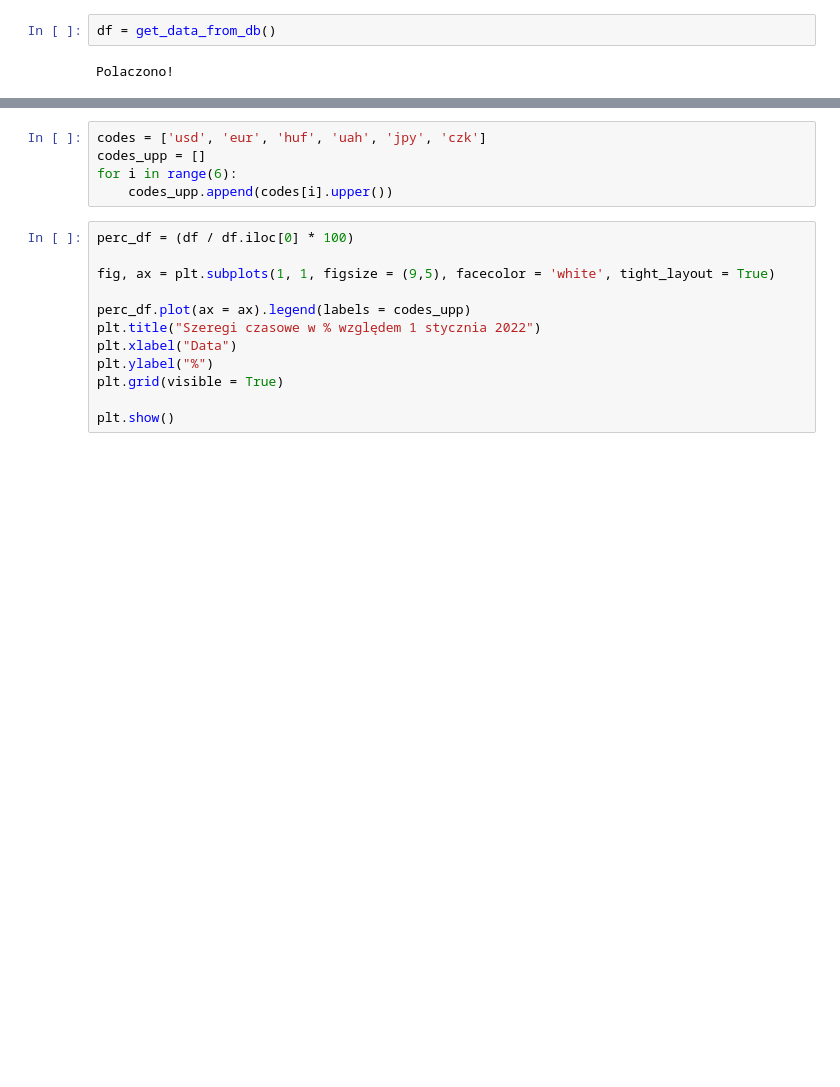
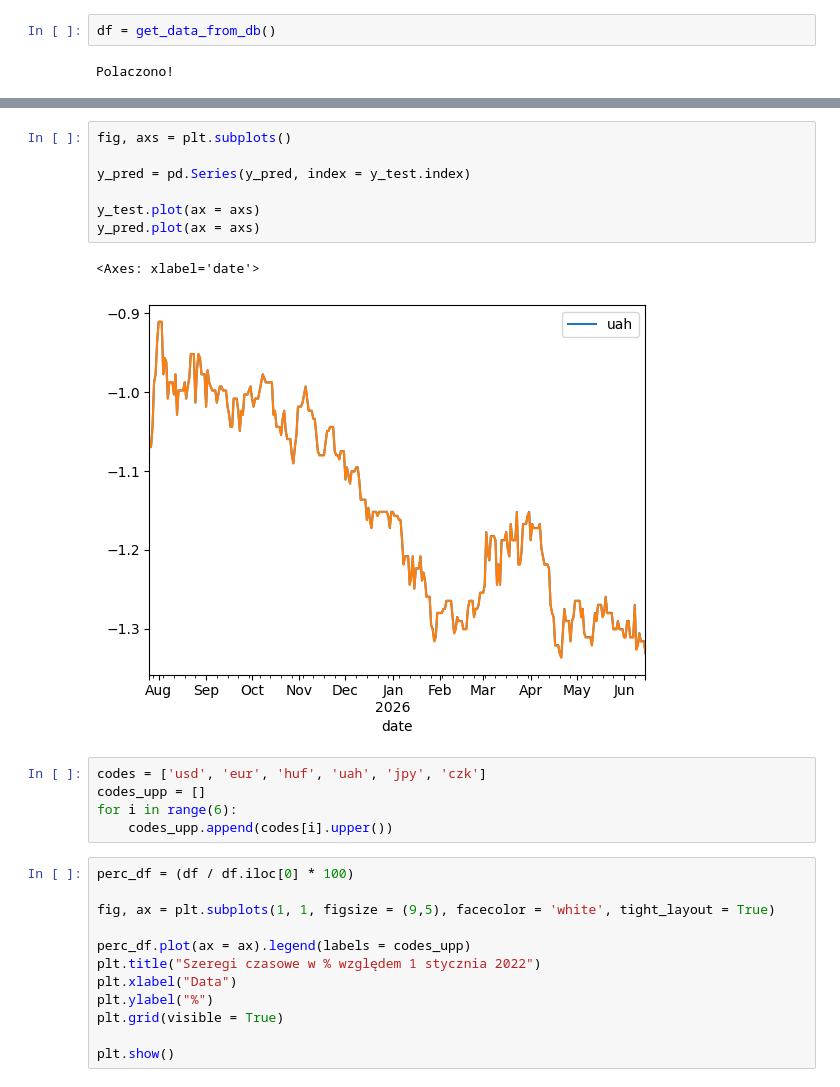
Before and after one commit to dradamm8/ExchangeRatesAnalysis, a Jupyter notebook: notebooks/projekt.ipynb, the cells around one changed output, grey strips where cells are left out. Cells and saved outputs as stored; diff of their text form; blank space fills up the shorter version.

```diff
--- a/notebooks/projekt.ipynb
+++ b/notebooks/projekt.ipynb
@@ -51,3 +83,13 @@ df
+# %%
+fig, axs = plt.subplots()
+
+y_pred = pd.Series(y_pred, index = y_test.index)
+
+y_test.plot(ax = axs)
+y_pred.plot(ax = axs)
+# %% [output]
+<Axes: xlabel='date'>
+[figure, added]
 # %%
 codes = ['usd', 'eur', 'huf', 'uah', 'jpy', 'czk']
 codes_upp = []
```
Also changed, not shown: parts of 79 cells of this notebook, 1 other file.
